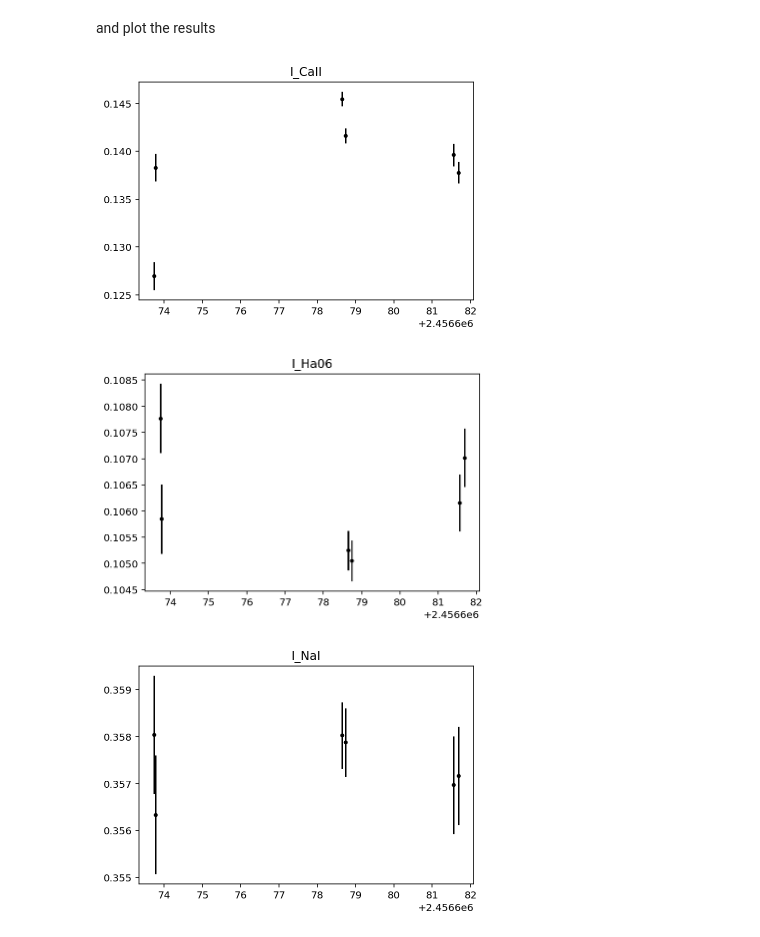
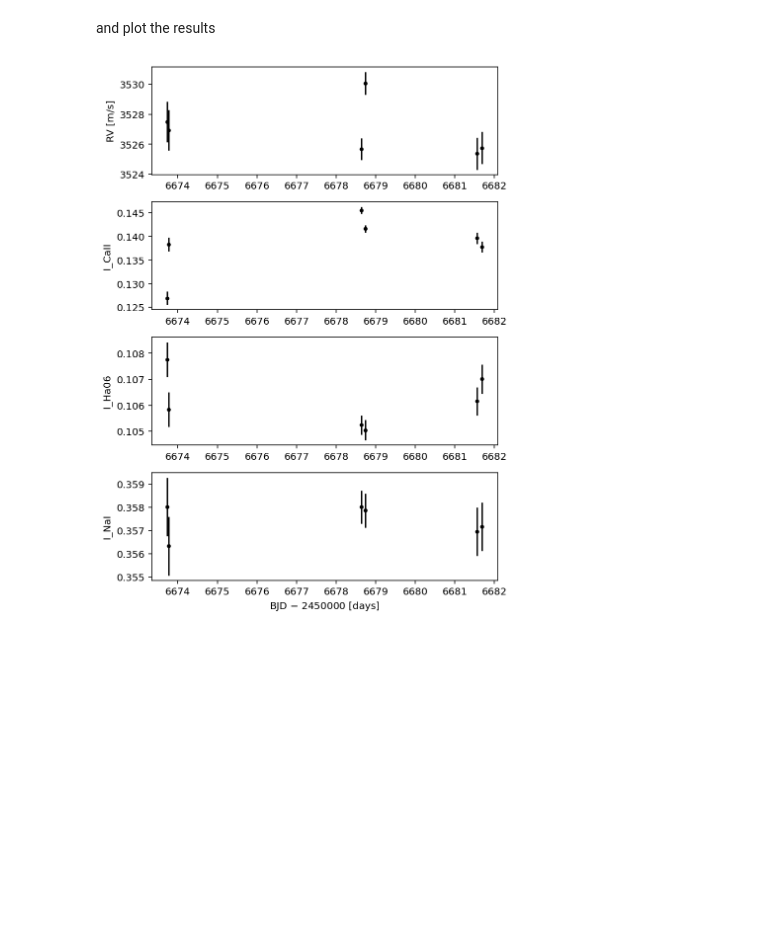
Before and after one commit to gomesdasilva/ACTIN2, a Jupyter notebook: docs/_static/notebooks/getstarted.ipynb, the cells around one changed output. Drawn from its saved outputs; the diff is of its cells as text; code cells hidden in the pictures; blank space fills up the shorter version.

```diff
--- a/docs/_static/notebooks/getstarted.ipynb
+++ b/docs/_static/notebooks/getstarted.ipynb
@@ -65,14 +65,22 @@ and plot the results
 # %%
 %matplotlib inline
 %config InlineBackend.figure_format = "retina"
 
 import matplotlib.pylab as plt
-for index in indices:
-    plt.figure()
-    plt.title(index)
-    plt.errorbar(df.bjd, df[index], df[index + "_err"], ls='', marker='.', c='k')
-    plt.show()
+
+plt.figure(figsize=(6, (len(indices)+1)*2))
+
+plt.subplot(len(indices)+1, 1, 1)
+plt.ylabel("RV [m/s]")
+plt.errorbar(df.bjd - 2450000, df.rv, df.rv_err, fmt='k.')
+
+
+
+for i, index in enumerate(indices):
+    plt.subplot(len(indices)+1, 1, i+2)
+    plt.ylabel(index)
+    plt.errorbar(df.bjd - 2450000, df[index], df[index + "_err"], fmt='k.')
+plt.xlabel("BJD $-$ 2450000 [days]")
+plt.tight_layout()
 # %% [output]
-[figure, old version]
+[figure, new version]
-[figure, removed]
-[figure, removed]
```
Also changed, not shown: parts of 1 cell of this notebook.
